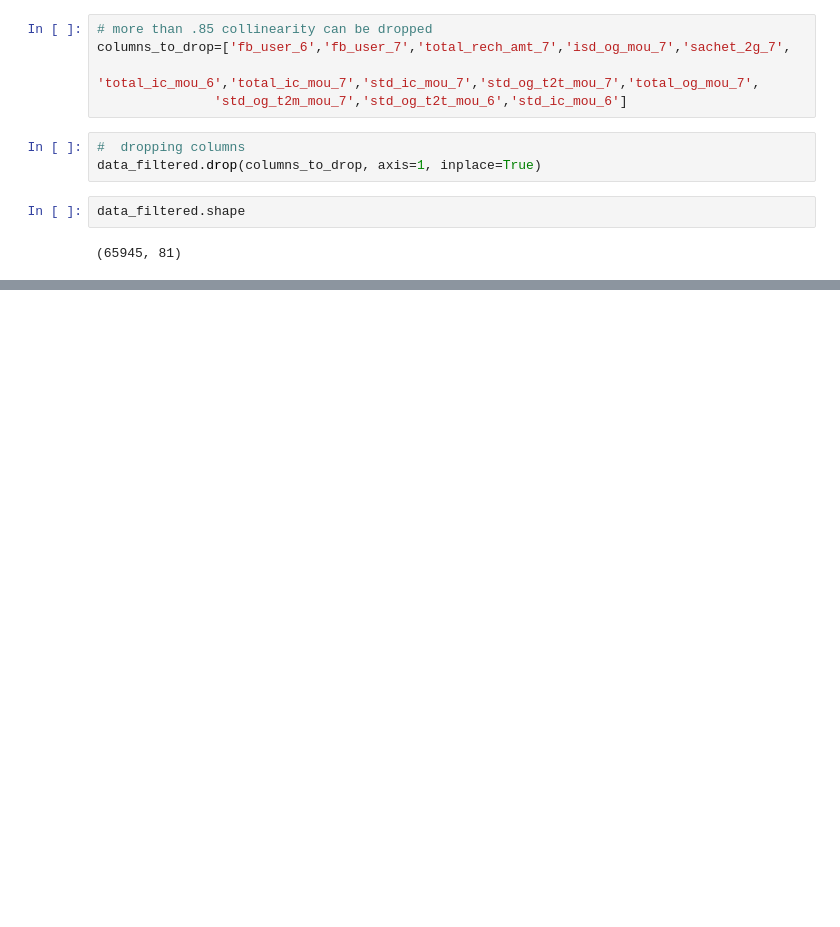
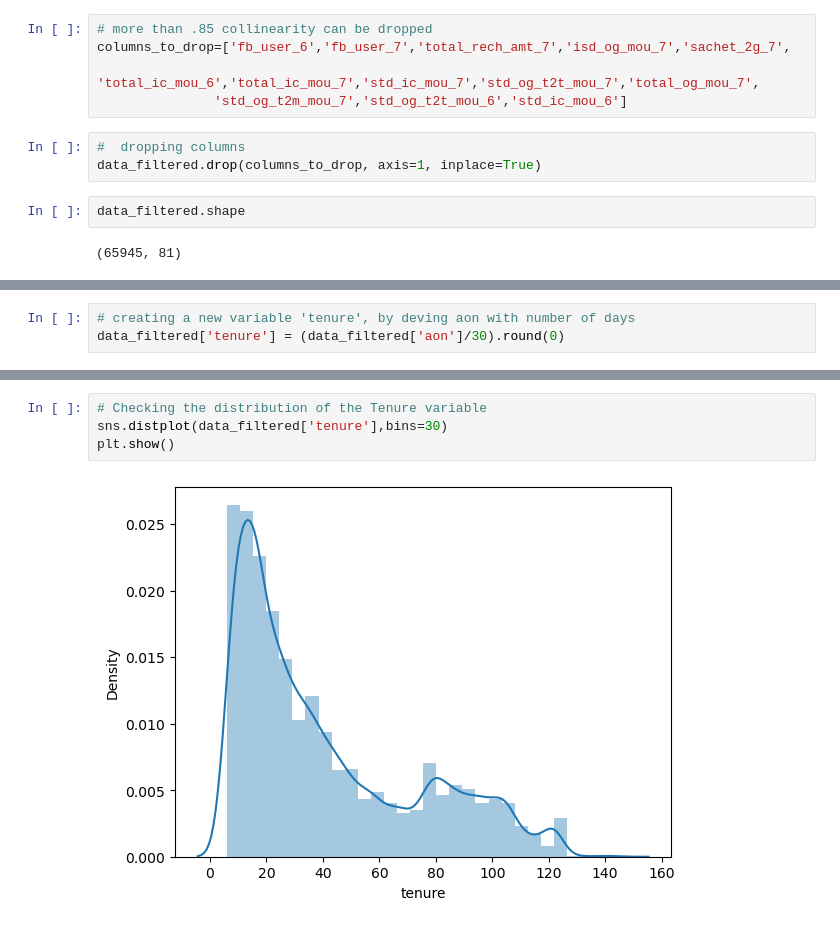
Before and after one commit to SanjayaKumarSahoo/telecom-churn-group-case-study, a Jupyter notebook: solution.ipynb, the cells around one changed output, grey strips where cells are left out. Drawn from its saved outputs; the diff is of its cells as text; blank space fills up the shorter version.

```diff
--- a/solution.ipynb
+++ b/solution.ipynb
@@ -852,0 +855,3 @@ data_filtered.shape
+# %%
+# creating a new variable 'tenure', by deving aon with number of days
+data_filtered['tenure'] = (data_filtered['aon']/30).round(0)
@@ -852,0 +867,6 @@ data_filtered.shape
+# %%
+# Checking the distribution of the Tenure variable
+sns.distplot(data_filtered['tenure'],bins=30)
+plt.show()
+# %% [output]
+[figure, added]
```
Also changed, not shown: parts of 17 cells of this notebook.
